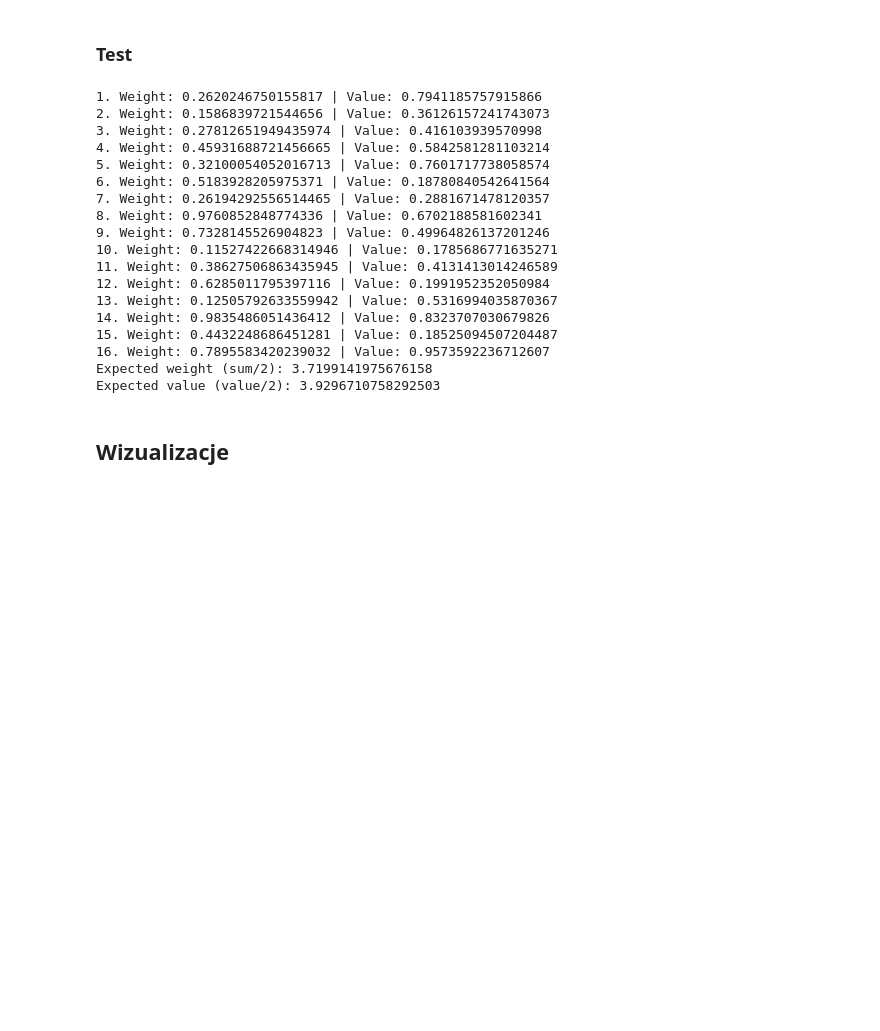
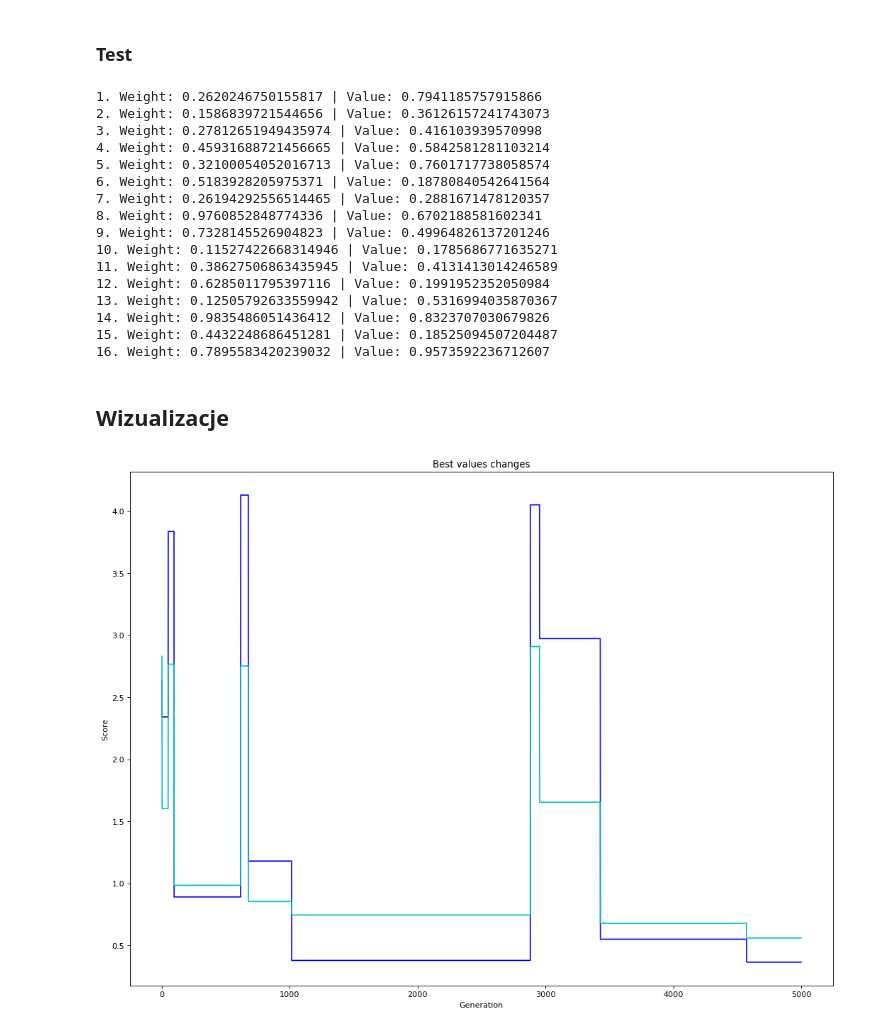
Before and after one commit to Vergenter/mswum, a Jupyter notebook: NSGA2.ipynb, the cells around one changed output. Saved outputs shown, nothing was run; the diff lists cells and outputs as text; code cells hidden in the pictures; blank space fills up the shorter version.

```diff
--- a/NSGA2.ipynb
+++ b/NSGA2.ipynb
@@ -227,12 +227,8 @@ class CrowdingDistanceSort:
         weightDiffrence = maxWeight - minWeight
         cdList.sort(key=lambda cd: cd.chromosome.valueFitness(self.items, maxWeight))
         for i in range(1, len(cdList) - 1):
-                cdList[i].crowdingDistance = cdList[i + 1].chromosome.valueFitness(self.items, maxWeight)
-                cdList[i].crowdingDistance -= cdList[i - 1].chromosome.valueFitness(self.items, maxWeight)
-                cdList[i].crowdingDistance /= valueDiffrence
-                cdList[i].crowdingDistance = cdList[i + 1].chromosome.weightFitness(self.items)
-                cdList[i].crowdingDistance -= cdList[i - 1].chromosome.weightFitness(self.items)
-                cdList[i].crowdingDistance /= weightDiffrence
+            cdList[i].crowdingDistance = (cdList[i + 1].chromosome.valueFitness(self.items, maxWeight) - cdList[i - 1].chromosome.valueFitness(self.items, maxWeight))/valueDiffrence
+            cdList[i].crowdingDistance += (cdList[i + 1].chromosome.weightFitness(self.items) - cdList[i - 1].chromosome.weightFitness(self.items))/weightDiffrence
 
         cdList.sort(reverse=True, key=lambda cd: cd.crowdingDistance)
         return cdList
@@ -300,6 +296,7 @@ class Nsga:
 
     def run(self, nrGeneration, populationSize, maxWeight):
         bestResults = []
+        bestWeights = []
         chromosomes = []
         for i in range(populationSize):
             chromosomes.append(Chromosome.random(len(self.items)))
@@ -327,30 +324,49 @@ class Nsga:
                 selected[:(populationSize - len(newPopulation))])]
             chromosomes = Chromosome.removeDuplicated(newPopulation)[:min(populationSize, len(newPopulation))]
             bestResults.append(chromosomes[0].valueFitness(self.items, maxWeight))
-        return [chromosomes, bestResults]
+            bestWeights.append(chromosomes[0].weightFitness(self.items))
+        return [chromosomes, bestResults, bestWeights]
 # %% [markdown]
 ### Test
 # %%
 from KnackpackData import weights,values
 import numpy as np
+
+def naive(itemsNumber, w, v):
+    solution = []
+    sum = 0
+    for i in range(itemsNumber):
+        if w[i] < v[i]:
+            solution.append(True)
+            sum += w[i]
+        else:
+            solution.append(False)
+    print(sum)
+    return solution
+
 def test(itemsNumber, mutationProbability, generationsNumber, populationSize, maxWeight):
     items = []
     for i in range(itemsNumber):
         item = Item(weights[i], values[i])
         items.append(item)
         print(f"{i+1}. {item}")
-    print(f"Expected weight (sum/2): {np.sum(weights)/2}")
-    print(f"Expected value (value/2): {np.sum(values)/2}")
 
     nsga = Nsga(mutationProbability, items)
     bestChromosome = nsga.run(generationsNumber, populationSize, maxWeight)[0][0]
-    result = nsga.run(generationsNumber, populationSize, maxWeight)[1]
+    result = nsga.run(generationsNumber, populationSize, maxWeight)
     print(f"Final weight: {bestChromosome.weightFitness(items)}")
     print(f"Final value: {bestChromosome.valueFitness(items, maxWeight)}")
     print(bestChromosome)
+    n = naive(itemsNumber, weights, values)
+    compare = []
+    for i in range(itemsNumber):
+        compare.append(bestChromosome.selected[i] == n[i])
+    print(compare)
     return result
 # %%
-bestScores = test(itemsNumber=16, mutationProbability=0.2, generationsNumber=30, populationSize=200, maxWeight=3)
+result = test(itemsNumber=16, mutationProbability=0.3, generationsNumber=5000, populationSize=100, maxWeight=3)
+bestScores = result[1]
+bestWeights = result[2]
 # %% [output]
 1. Weight: 0.2620246750155817 | Value: 0.7941185757915866
 2. Weight: 0.1586839721544656 | Value: 0.36126157241743073
@@ -368,16 +384,17 @@ bestScores = test(itemsNumber=16, mutationProbability=0.2, generationsNumber=30,
 14. Weight: 0.9835486051436412 | Value: 0.8323707030679826
 15. Weight: 0.4432248686451281 | Value: 0.18525094507204487
 16. Weight: 0.7895583420239032 | Value: 0.9573592236712607
-Expected weight (sum/2): 3.7199141975676158
-Expected value (value/2): 3.9296710758292503
 # %% [markdown]
 ## Wizualizacje
 # %%
 import matplotlib.pyplot as plt
 import numpy as np
 plt.figure(figsize=(16, 12), dpi=80)
 plt.plot(np.arange(np.array(bestScores).size), np.array(bestScores), color="b")
-plt.ylabel('Value')
+plt.plot(np.arange(np.array(bestWeights).size), np.array(bestWeights), color="c")
+plt.ylabel('Score')
 plt.xlabel('Generation')
-plt.title('Best results changes')
+plt.title('Best values changes')
 plt.show()
+# %% [output]
+[figure, added]
```
Also changed, not shown: parts of 2 cells of this notebook.
